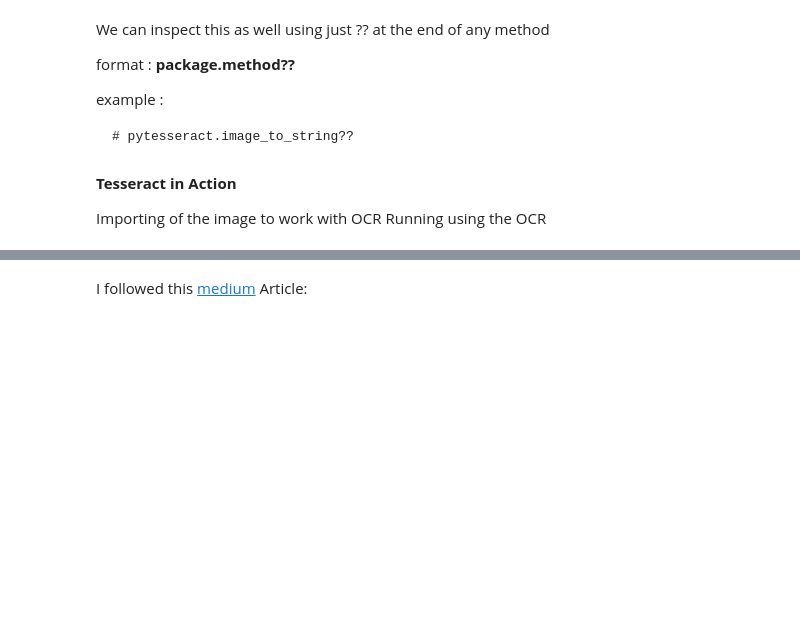
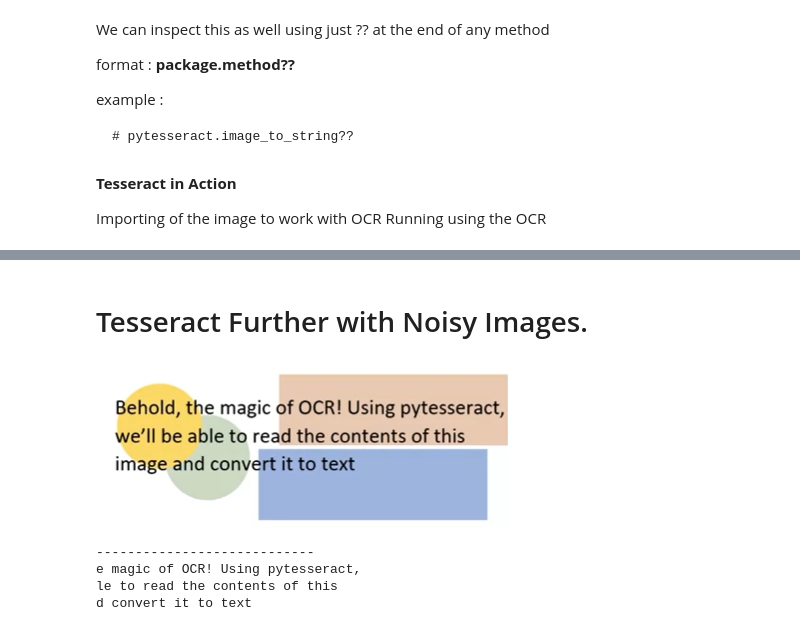
Before and after one commit to arafMustavi/python, a Jupyter notebook: pyTessaract.ipynb, the cells around one changed output, grey strips where cells are left out. Drawn from its saved outputs; the diff is of its cells as text; code cells hidden in the pictures; blank space fills up the shorter version.

```diff
--- a/pyTessaract.ipynb
+++ b/pyTessaract.ipynb
@@ -62,2 +133,16 @@ print(text)
-# %% [markdown]
-I followed this [medium](https://medium.com/@bhadreshpsavani/how-to-use-tesseract-library-for-ocr-in-google-colab-notebook-5da5470e4fe0) Article:
+# %% [markdown]
+# Tesseract Further with Noisy Images.
+# %%
+img2 = Image.open("Noisy Text.png")
+display(img2)
+
+print("----------------------------")
+
+text2 = pytesseract.image_to_string(img2)
+print(text2)
+# %% [output]
+[figure, added]
+----------------------------
+e magic of OCR! Using pytesseract,
+le to read the contents of this
+d convert it to text
```
Also changed, not shown: parts of 17 cells of this notebook.
